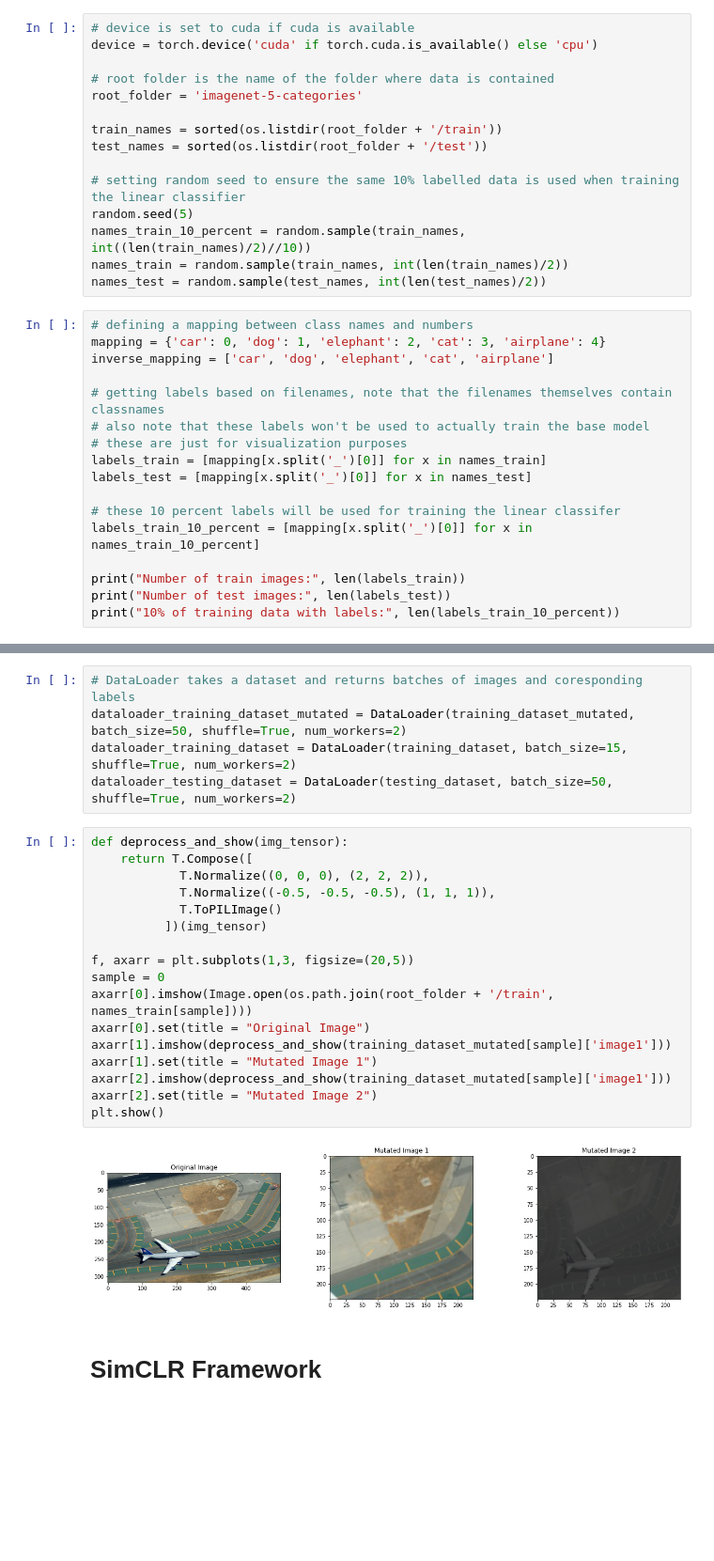
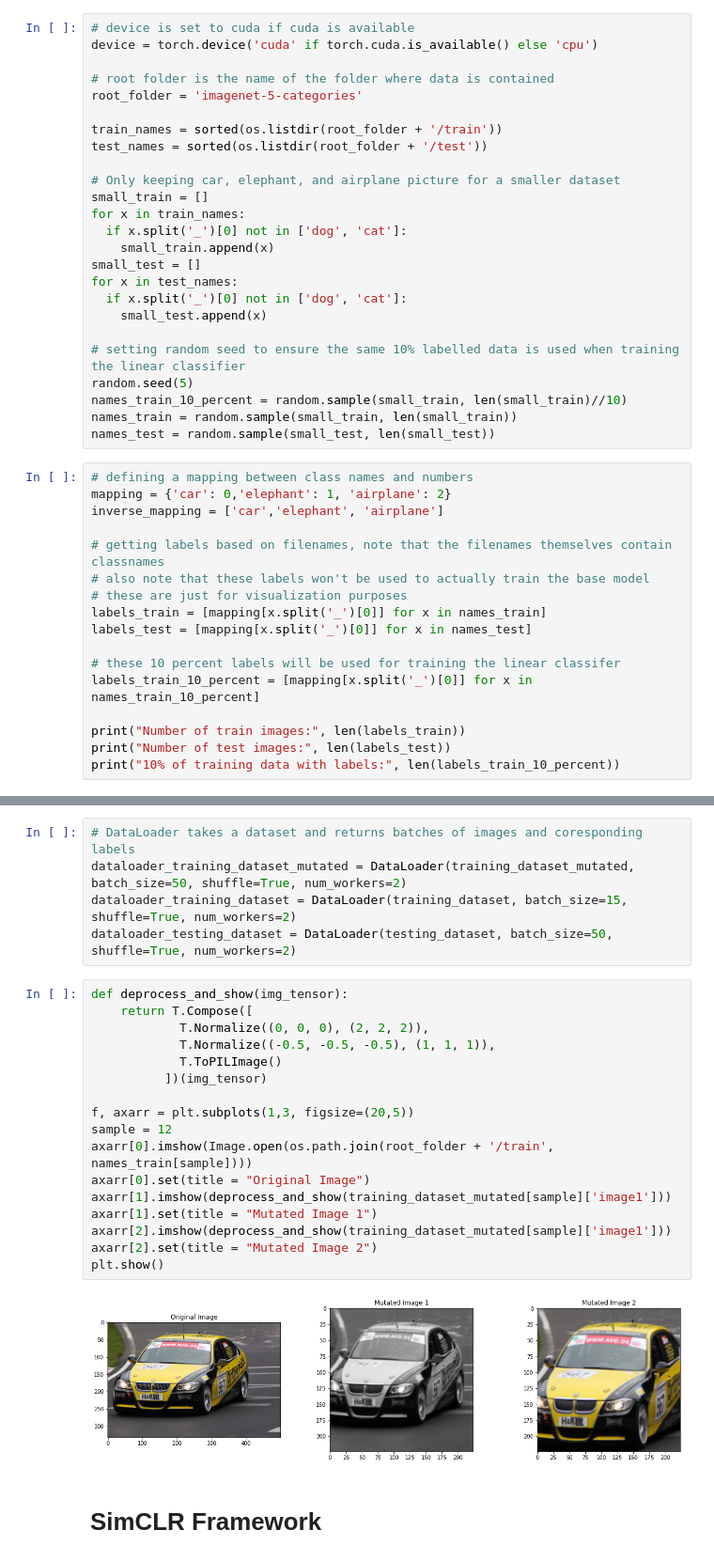
Before and after one commit to haleyhfeng/-cmpe297-special_topics, a Jupyter notebook: HW1/hw1.1-Pytorch_SimCLR.ipynb, the cells around one changed output, grey strips where cells are left out. Shown at 94% size. Saved outputs shown, nothing was run; the diff lists cells and outputs as text; blank space fills up the shorter version.

```diff
--- a/HW1/hw1.1-Pytorch_SimCLR.ipynb
+++ b/HW1/hw1.1-Pytorch_SimCLR.ipynb
@@ -53,15 +53,25 @@ root_folder = 'imagenet-5-categories'
 train_names = sorted(os.listdir(root_folder + '/train'))
 test_names = sorted(os.listdir(root_folder + '/test'))
 
+# Only keeping car, elephant, and airplane picture for a smaller dataset
+small_train = []
+for x in train_names:
+  if x.split('_')[0] not in ['dog', 'cat']:
+    small_train.append(x)
+small_test = []
+for x in test_names:
+  if x.split('_')[0] not in ['dog', 'cat']:
+    small_test.append(x)
+
 # setting random seed to ensure the same 10% labelled data is used when training the linear classifier
 random.seed(5)
-names_train_10_percent = random.sample(train_names, int((len(train_names)/2)//10))
-names_train = random.sample(train_names, int(len(train_names)/2))
-names_test = random.sample(test_names, int(len(test_names)/2))
+names_train_10_percent = random.sample(small_train, len(small_train)//10)
+names_train = random.sample(small_train, len(small_train))
+names_test = random.sample(small_test, len(small_test))
 # %%
 # defining a mapping between class names and numbers
-mapping = {'car': 0, 'dog': 1, 'elephant': 2, 'cat': 3, 'airplane': 4}
-inverse_mapping = ['car', 'dog', 'elephant', 'cat', 'airplane']
+mapping = {'car': 0,'elephant': 1, 'airplane': 2}
+inverse_mapping = ['car','elephant', 'airplane']
 
 # getting labels based on filenames, note that the filenames themselves contain classnames
 # also note that these labels won't be used to actually train the base model
@@ -156,22 +166,22 @@ dataloader_testing_dataset = DataLoader(testing_dataset, batch_size=50, shuffle=
 # %%
 def deprocess_and_show(img_tensor):
     return T.Compose([
             T.Normalize((0, 0, 0), (2, 2, 2)),
             T.Normalize((-0.5, -0.5, -0.5), (1, 1, 1)),
             T.ToPILImage()
           ])(img_tensor)
 
 f, axarr = plt.subplots(1,3, figsize=(20,5))
-sample = 0
+sample = 12
 axarr[0].imshow(Image.open(os.path.join(root_folder + '/train', names_train[sample])))
 axarr[0].set(title = "Original Image")
 axarr[1].imshow(deprocess_and_show(training_dataset_mutated[sample]['image1']))
 axarr[1].set(title = "Mutated Image 1")
 axarr[2].imshow(deprocess_and_show(training_dataset_mutated[sample]['image1']))
 axarr[2].set(title = "Mutated Image 2")
 plt.show()
 # %% [output]
-[figure, old version]
+[figure, new version]
 # %% [markdown]
 # SimCLR Framework
 # %% [markdown]
```
Also changed, not shown: parts of 18 cells of this notebook, 2 other files.
